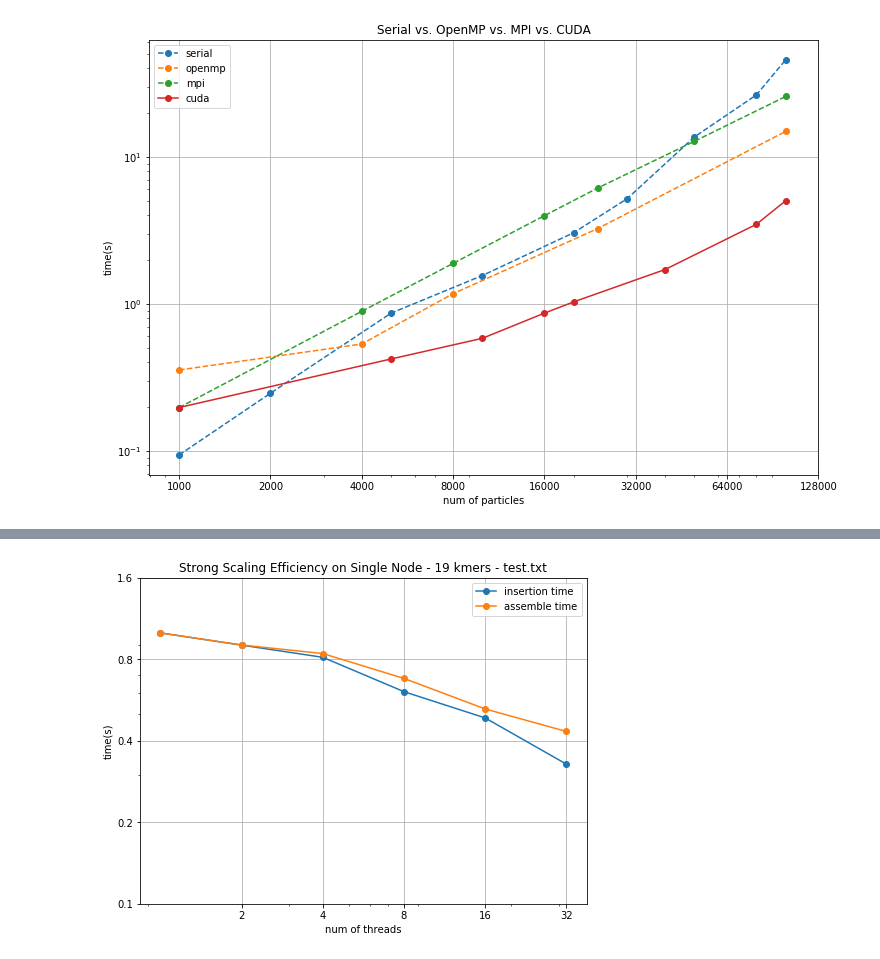
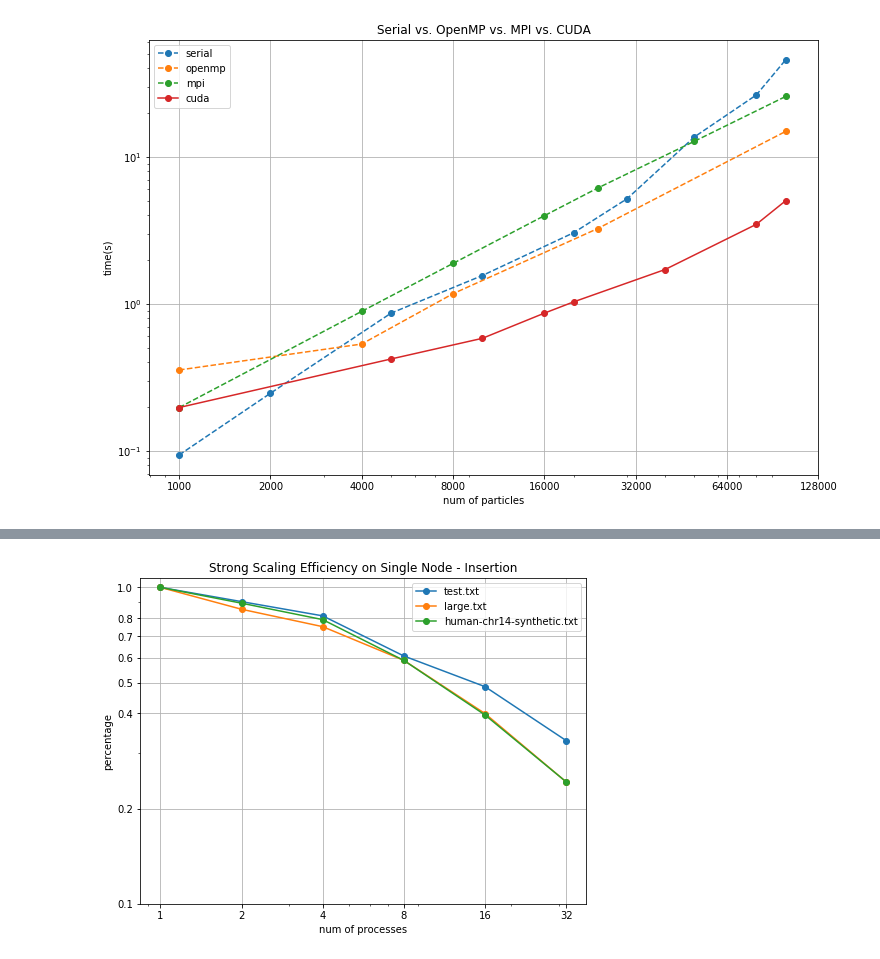
Before and after one commit to yunerzxy/parallel_computing, a Jupyter notebook: plots.ipynb, the cells around one changed output, grey strips where cells are left out. Cells and saved outputs as stored; diff of their text form; code cells hidden in the pictures.

```diff
--- a/plots.ipynb
+++ b/plots.ipynb
@@ -324,29 +355,37 @@ plt.show()
 # %%
+from matplotlib.ticker import FormatStrFormatter
+
 f = plt.figure(figsize=(8, 6))
+
 n_proc = np.array([1, 2, 4, 8, 16, 32])
 
-t1_insert = 2.214
-t1_assemble = 5.928
+t1_test = 2.214
+t1_large = 14.194
+t1_human = 48.537
 
-t_insert = np.array([2.214, 1.228, 0.681, 0.456, 0.285, 0.211])
-t_assemble = [5.928, 3.284, 1.766, 1.091, 0.707, 0.428]
+t_insert_test = np.array([2.214, 1.228, 0.681, 0.456, 0.285, 0.211])
+t_insert_large = np.array([14.194, 8.323, 4.723, 3.018, 2.222, 1.827])
+t_insert_human = np.array([48.537, 27.23, 15.344, 10.324, 7.677, 6.246])
 
-efficiency_insert = t1_insert / (n_proc * t_insert);
-efficiency_assemble = t1_assemble / (n_proc * t_assemble);
+efficiency_insert_test = t1_test / (n_proc * t_insert_test)
+efficiency_insert_large = t1_large / (n_proc * t_insert_large)
+efficiency_insert_human = t1_human / (n_proc * t_insert_human)
 
-plt.loglog(n_proc, efficiency_insert, 'o-')
-plt.loglog(n_proc, efficiency_assemble, 'o-')
+plt.loglog(n_proc, efficiency_insert_test, 'o-')
+plt.loglog(n_proc, efficiency_insert_large, 'o-')
+plt.loglog(n_proc, efficiency_insert_human, 'o-')
 
-plt.title('Strong Scaling Efficiency on Single Node - 19 kmers - test.txt')
-plt.xlabel('num of threads')
-plt.ylabel('time(s)')
-xticks = [2,4,8,16,32]
+plt.title('Strong Scaling Efficiency on Single Node - Insertion')
+plt.xlabel('num of processes')
+plt.ylabel('percentage')
+xticks = [1,2,4,8,16,32]
 plt.xticks(xticks, xticks)
-yticks = [0.1,0.2, 0.4, 0.8, 1.6]
+yticks = [0.1, 0.2, 0.4, 0.5, 0.6, 0.7, 0.8, 1.0]
 plt.yticks(yticks, yticks)
-plt.legend(['insertion scaling efficiency',
-            'assemble scaling efficiency'])
+plt.legend(['test.txt',
+            'large.txt',
+            'human-chr14-synthetic.txt'])
 plt.grid(True)
 plt.show()
 # %% [output]
-[figure, old version]
+[figure, new version]
```
Also changed, not shown: parts of 7 cells of this notebook, 1 other file.
